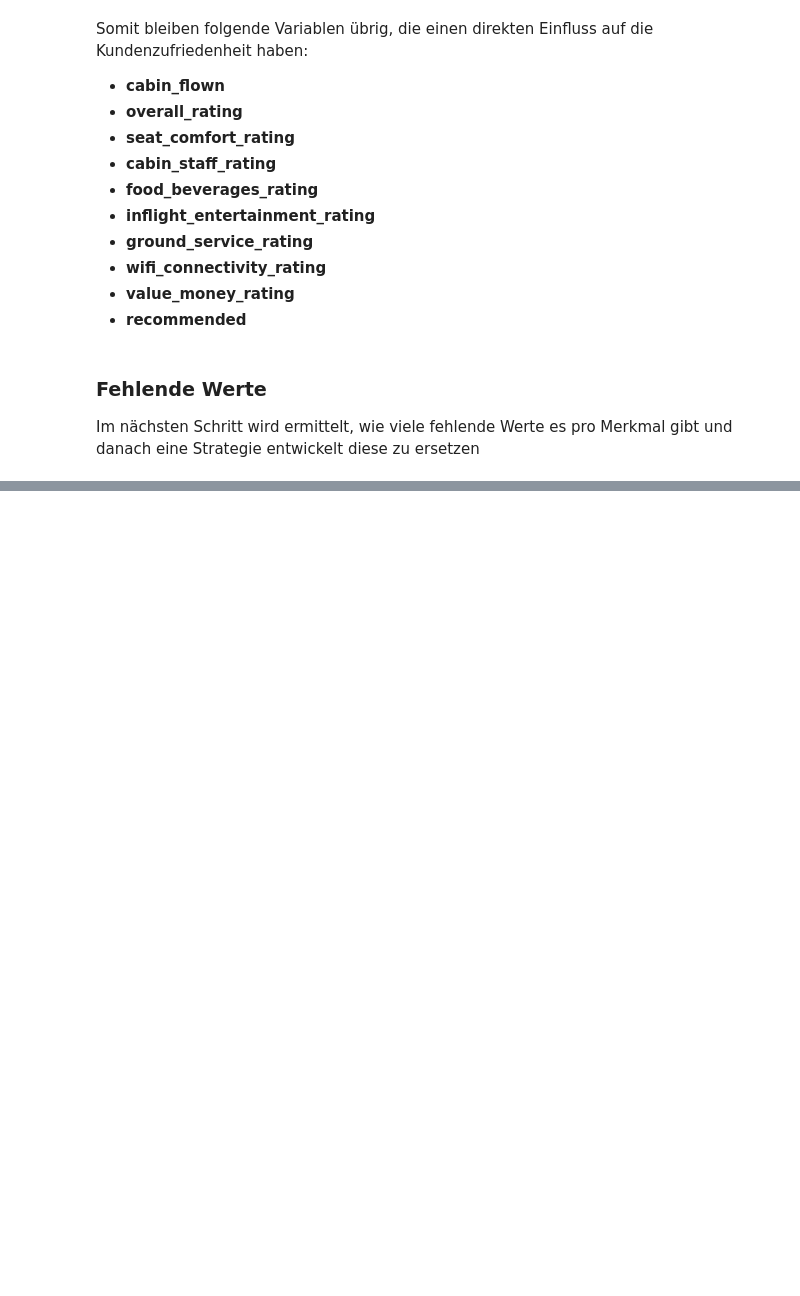
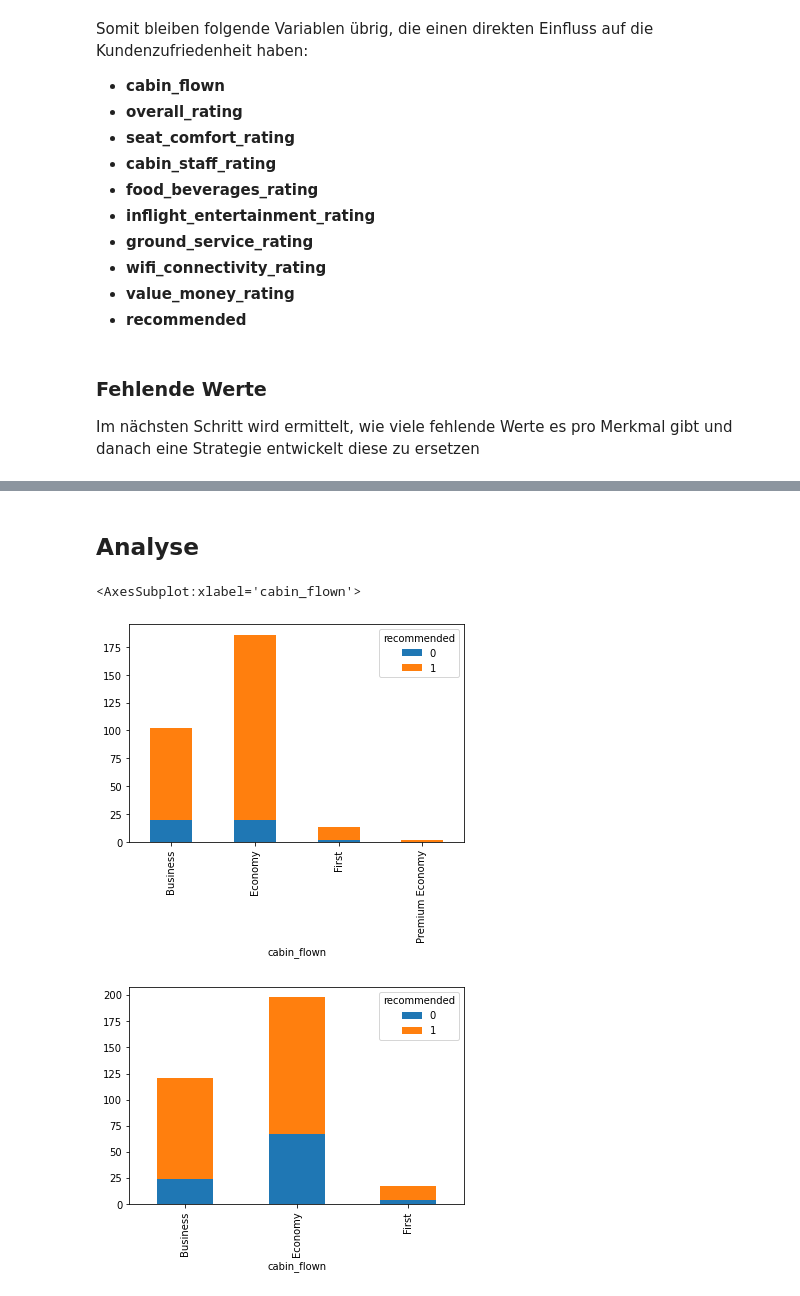
Before and after one commit to gremue/skytrax_analysis, a Jupyter notebook: Analysis.ipynb, the cells around one changed output, grey strips where cells are left out. Saved outputs shown, nothing was run; the diff lists cells and outputs as text; code cells hidden in the pictures; blank space fills up the shorter version.

```diff
--- a/Analysis.ipynb
+++ b/Analysis.ipynb
@@ -107,0 +399,13 @@ assert swiss.isna().sum().sum() == 0, "There are still NaN values in dataset"
+# %% [markdown]
+## Analyse
+# %%
+airline1 = fiveStar['asiana']
+airline2 = lhGroup['swiss']
+# %%
+pd.crosstab(airline1['cabin_flown'],airline1['recommended'], normalize=False).plot.bar(stacked=True)
+pd.crosstab(airline2['cabin_flown'],airline2['recommended'], normalize=False).plot.bar(stacked=True)
+# Wie viel Prozent der Reisenden empfehlen Produkt weiter?
+# %% [output]
+<AxesSubplot:xlabel='cabin_flown'>
+[figure, added]
+[figure, added]
```
Also changed, not shown: parts of 50 cells of this notebook.
